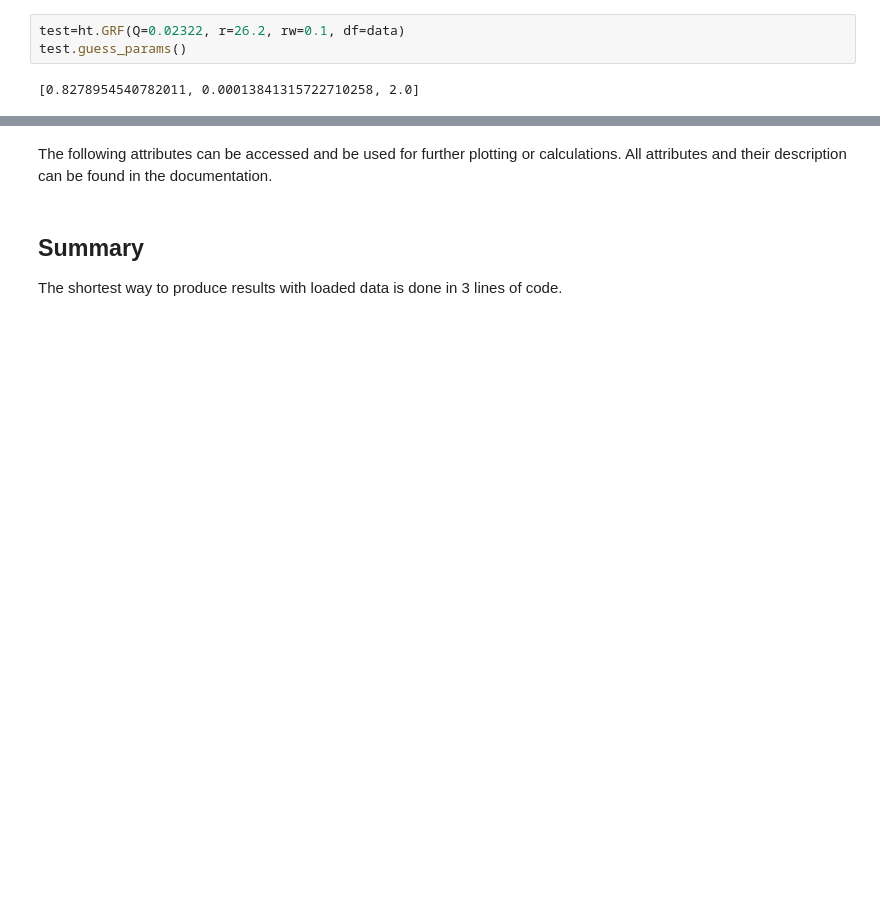
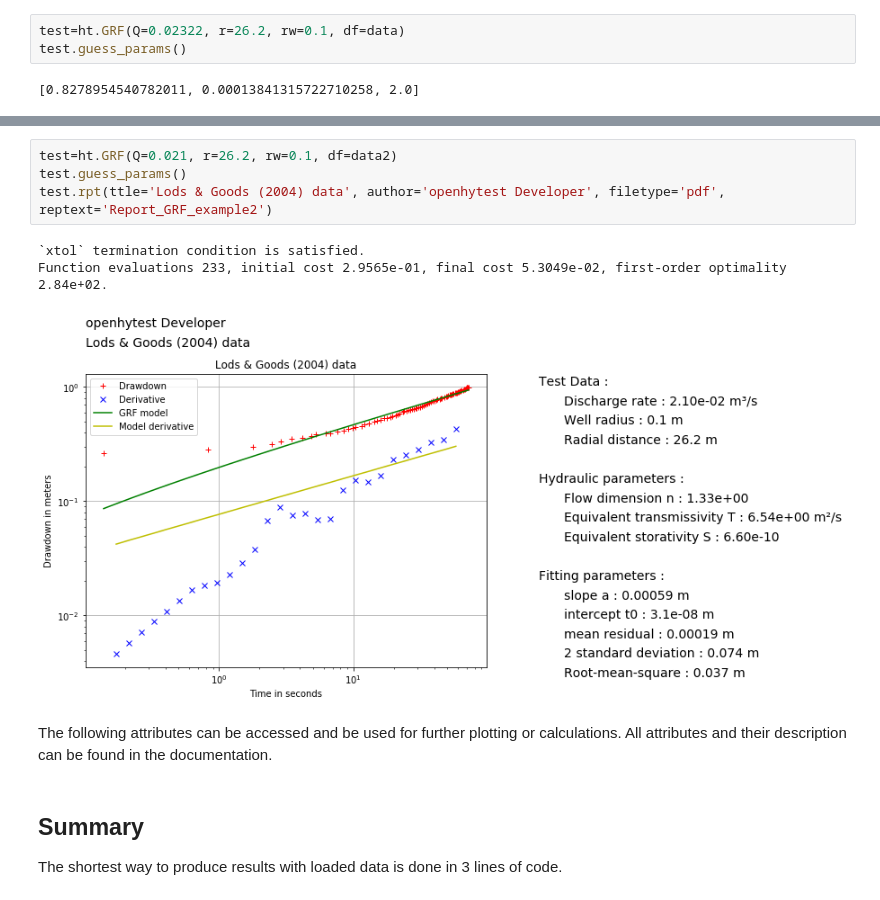
Before and after one commit to UniNE-CHYN/openhytest, a Jupyter notebook: notebooks/Demo_GRF_Barker.ipynb, the cells around one changed output, grey strips where cells are left out. Cells and saved outputs as stored; diff of their text form; blank space fills up the shorter version.

```diff
--- a/notebooks/Demo_GRF_Barker.ipynb
+++ b/notebooks/Demo_GRF_Barker.ipynb
@@ -71,3 +91,11 @@ S = 1.7 e-5
+# %%
+test=ht.GRF(Q=0.021, r=26.2, rw=0.1, df=data2)
+test.guess_params()
+test.rpt(ttle='Lods & Goods (2004) data', author='openhytest Developer', filetype='pdf', reptext='Report_GRF_example2')
+# %% [output]
+`xtol` termination condition is satisfied.
+Function evaluations 233, initial cost 2.9565e-01, final cost 5.3049e-02, first-order optimality 2.84e+02.
+[figure, added]
 # %% [markdown]
 The following attributes can be accessed and be used for further plotting or calculations. All attributes and their description can be found in the   documentation.
 # %% [markdown]
```
Also changed, not shown: parts of 7 cells of this notebook, 17 other files.
